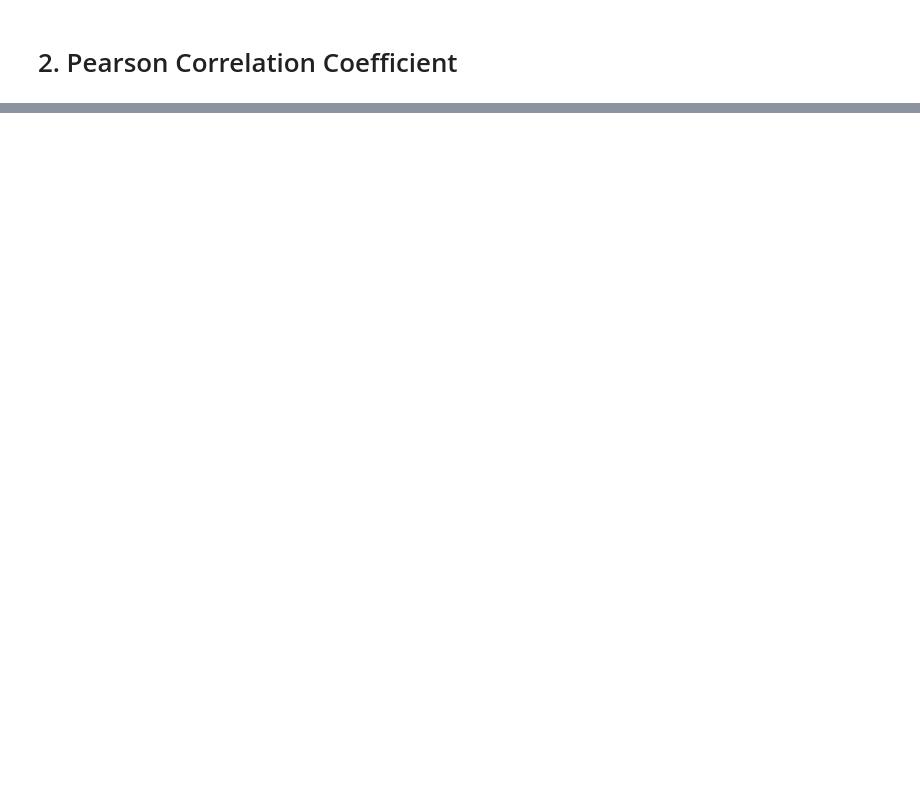
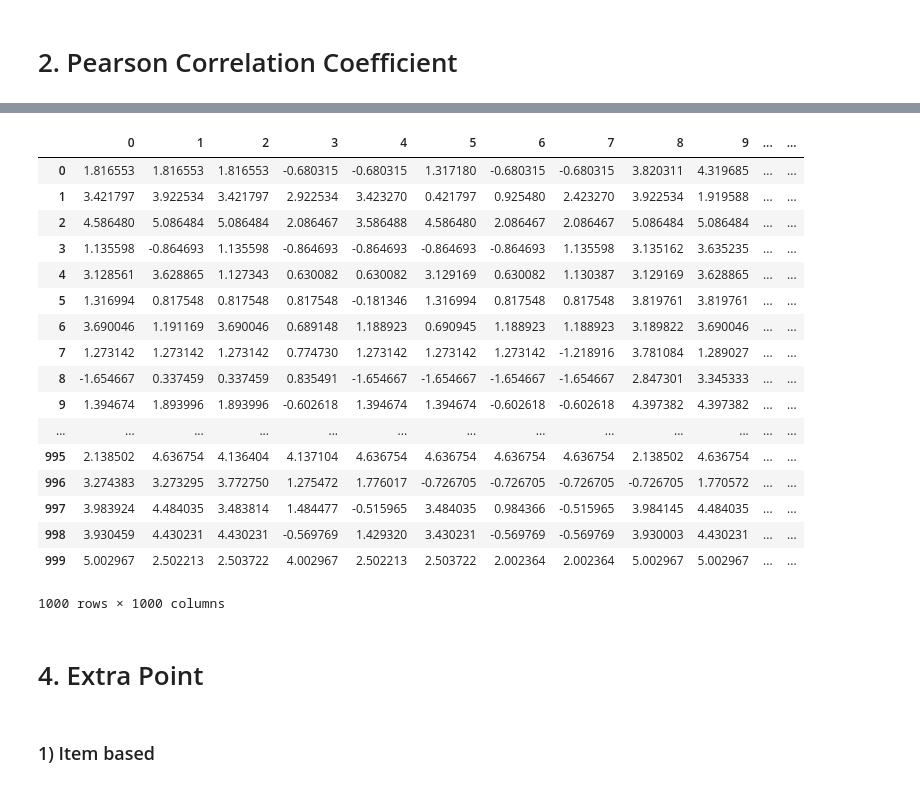
Before and after one commit to isnt1t/Data-Analysis-and-Practice-1, a Jupyter notebook: Assignment#3.ipynb, the cells around one changed output, grey strips where cells are left out. Saved outputs shown, nothing was run; the diff lists cells and outputs as text; code cells hidden in the pictures; blank space fills up the shorter version.

Commit message:
extra point 붙인거

```diff
--- a/Assignment#3.ipynb
+++ b/Assignment#3.ipynb
@@ -122 +127,27 @@ def basic_baseline(data, sim, k):
+# %%
+prediction = basic_baseline(MovieLens_pivot, 'COS', 2)
+pd.DataFrame(prediction) # row: users, column: items
+# %% [output]
+|  | 0 | 1 | 2 | 3 | 4 | 5 | 6 | 7 | 8 | 9 | ... | ... |
+| 0 | 1.816553 | 1.816553 | 1.816553 | -0.680315 | -0.680315 | 1.317180 | -0.680315 | -0.680315 | 3.820311 | 4.319685 | ... | ... |
+| 1 | 3.421797 | 3.922534 | 3.421797 | 2.922534 | 3.423270 | 0.421797 | 0.925480 | 2.423270 | 3.922534 | 1.919588 | ... | ... |
+| 2 | 4.586480 | 5.086484 | 5.086484 | 2.086467 | 3.586488 | 4.586480 | 2.086467 | 2.086467 | 5.086484 | 5.086484 | ... | ... |
+| 3 | 1.135598 | -0.864693 | 1.135598 | -0.864693 | -0.864693 | -0.864693 | -0.864693 | 1.135598 | 3.135162 | 3.635235 | ... | ... |
+| 4 | 3.128561 | 3.628865 | 1.127343 | 0.630082 | 0.630082 | 3.129169 | 0.630082 | 1.130387 | 3.129169 | 3.628865 | ... | ... |
+| 5 | 1.316994 | 0.817548 | 0.817548 | 0.817548 | -0.181346 | 1.316994 | 0.817548 | 0.817548 | 3.819761 | 3.819761 | ... | ... |
+| 6 | 3.690046 | 1.191169 | 3.690046 | 0.689148 | 1.188923 | 0.690945 | 1.188923 | 1.188923 | 3.189822 | 3.690046 | ... | ... |
+| 7 | 1.273142 | 1.273142 | 1.273142 | 0.774730 | 1.273142 | 1.273142 | 1.273142 | -1.218916 | 3.781084 | 1.289027 | ... | ... |
+| 8 | -1.654667 | 0.337459 | 0.337459 | 0.835491 | -1.654667 | -1.654667 | -1.654667 | -1.654667 | 2.847301 | 3.345333 | ... | ... |
+| 9 | 1.394674 | 1.893996 | 1.893996 | -0.602618 | 1.394674 | 1.394674 | -0.602618 | -0.602618 | 4.397382 | 4.397382 | ... | ... |
+| ... | ... | ... | ... | ... | ... | ... | ... | ... | ... | ... | ... | ... |
+| 995 | 2.138502 | 4.636754 | 4.136404 | 4.137104 | 4.636754 | 4.636754 | 4.636754 | 4.636754 | 2.138502 | 4.636754 | ... | ... |
+| 996 | 3.274383 | 3.273295 | 3.772750 | 1.275472 | 1.776017 | -0.726705 | -0.726705 | -0.726705 | -0.726705 | 1.770572 | ... | ... |
+| 997 | 3.983924 | 4.484035 | 3.483814 | 1.484477 | -0.515965 | 3.484035 | 0.984366 | -0.515965 | 3.984145 | 4.484035 | ... | ... |
+| 998 | 3.930459 | 4.430231 | 4.430231 | -0.569769 | 1.429320 | 3.430231 | -0.569769 | -0.569769 | 3.930003 | 4.430231 | ... | ... |
+| 999 | 5.002967 | 2.502213 | 2.503722 | 4.002967 | 2.502213 | 2.503722 | 2.002364 | 2.002364 | 5.002967 | 5.002967 | ... | ... |
+1000 rows × 1000 columns
+# %% [markdown]
+# 4. Extra Point
+# %% [markdown]
+### 1) Item based
 # %%
```
Also changed, not shown: parts of 8 cells of this notebook.
